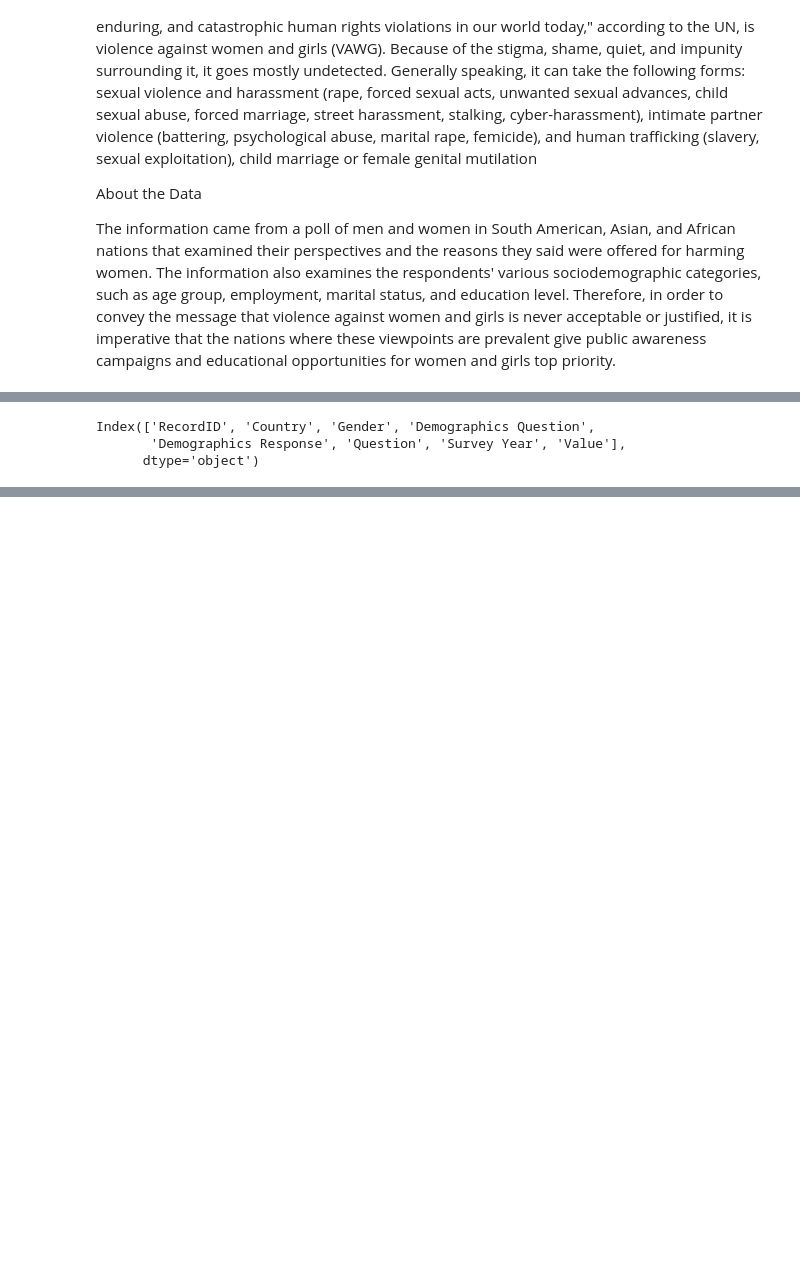
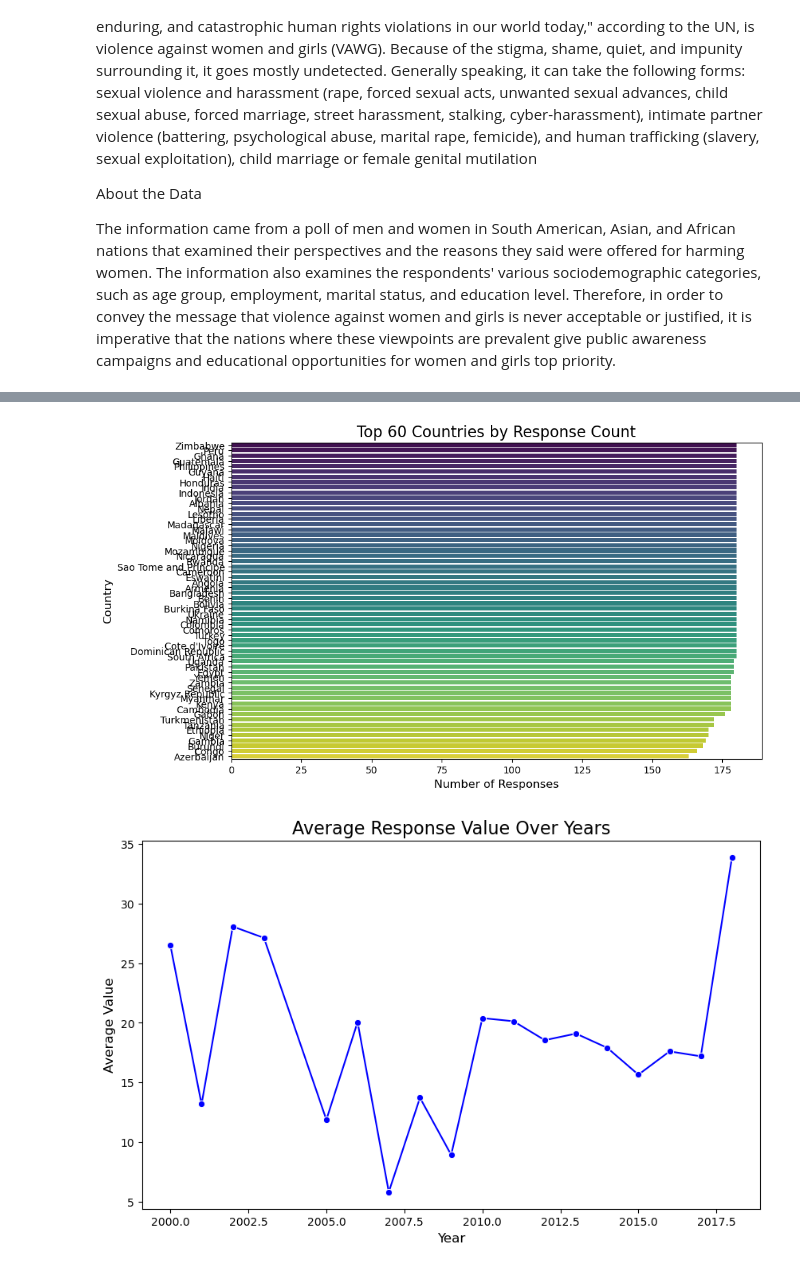
Before and after one commit to CharlesMalonRocha/Data-Exploration-and-Preparation-CA1, a Jupyter notebook: Data Exploration and Preparation - CA1.ipynb, the cells around one changed output, grey strips where cells are left out. Drawn from its saved outputs; the diff is of its cells as text; code cells hidden in the pictures; blank space fills up the shorter version.

Commit message:
Add cleaned dataset and codes
codes for charts were created

```diff
--- a/Data Exploration and Preparation - CA1.ipynb
+++ b/Data Exploration and Preparation - CA1.ipynb
@@ -62,6 +77,0 @@ plt.show()
-# %%
-print(data.columns)
-# %% [output]
-Index(['RecordID', 'Country', 'Gender', 'Demographics Question',
-       'Demographics Response', 'Question', 'Survey Year', 'Value'],
-      dtype='object')
@@ -67,0 +80,71 @@ Index(['RecordID', 'Country', 'Gender', 'Demographics Question',
+# %%
+# Importing necessary libraries
+import matplotlib.pyplot as plt
+import seaborn as sns
+
+# Reload cleaned dataset
+df = pd.read_csv("cleaned_dataset.csv")
+
+# Step 1: Summary statistics
+print("\nSummary Statistics:")
+print(df.describe())
+
+
+# Step 2: Visualizations
+# Distribution of responses by country
+country_counts = df['Country'].value_counts().head(60)  # Top 60 countries
+plt.figure(figsize=(10, 6))
+sns.barplot(x=country_counts.values, y=country_counts.index, palette='viridis')
+plt.title('Top 60 Countries by Response Count', fontsize=16)
+plt.xlabel('Number of Responses', fontsize=12)
+plt.ylabel('Country', fontsize=12)
+plt.show()
+
+
+# Ensuring the 'Survey Year' column is in datetime format
+df['Survey Year'] = pd.to_datetime(df['Survey Year'], errors='coerce')
+# Checking if the conversion was successful
+if df['Survey Year'].isnull().any():
+    print("Warning: Some 'Survey Year' values could not be converted to datetime and are set to NaT.")
+# Trend of responses over survey years
+yearly_trend = df.groupby(df['Survey Year'].dt.year)['Value'].mean()
+
+
+# Plotting the trend
+plt.figure(figsize=(10, 6))
+sns.lineplot(x=yearly_trend.index, y=yearly_trend.values, marker='o', color='b')
+plt.title('Average Response Value Over Years', fontsize=16)
+plt.xlabel('Year', fontsize=12)
+plt.ylabel('Average Value', fontsize=12)
+plt.show()
+
+
+# Responses by education level
+education_data = df[df['Demographics Question'] == 'Education']
+education_group = education_data.groupby('Demographics Response')['Value'].mean().sort_values()
+plt.figure(figsize=(10, 6))
+sns.barplot(x=education_group.values, y=education_group.index, palette='coolwarm')
+plt.title('Average Concordance Response by Education Level', fontsize=16)
+plt.xlabel('Concordance to Violance by Percentage', fontsize=12)
+plt.ylabel('Education Level', fontsize=12)
+plt.show()
+
+
+# Correlation between demographics and specific questions
+question_demographics = df.groupby(['Question', 'Demographics Response'])['Value'].mean().unstack()
+plt.figure(figsize=(12, 8))
+sns.heatmap(question_demographics, cmap='YlGnBu', cbar_kws={'label': 'Average Concordance'})
+plt.title('Correlation Between Questions and Demographic Responses', fontsize=16)
+plt.xlabel('Demographic Response', fontsize=12)
+plt.ylabel('Question', fontsize=12)
+plt.show()
+
+
+# Calculating the proportion of each demographic question type
+# Pie chart for the demographic questions
+demographic_question_counts = df['Demographics Question'].value_counts()
+plt.figure(figsize=(8, 8))
+plt.pie(demographic_question_counts, labels=demographic_question_counts.index, autopct='%1.1f%%', startangle=90, colors=sns.color_palette('pastel'))
+plt.title('Distribution of Responses by Demographic Question', fontsize=16)
+plt.show()
+# %% [output]
@@ -67,0 +161,2 @@ Index(['RecordID', 'Country', 'Gender', 'Demographics Question',
+[figure, added]
+[figure, added]
```
Also changed, not shown: parts of 10 cells of this notebook, 1 other file.
